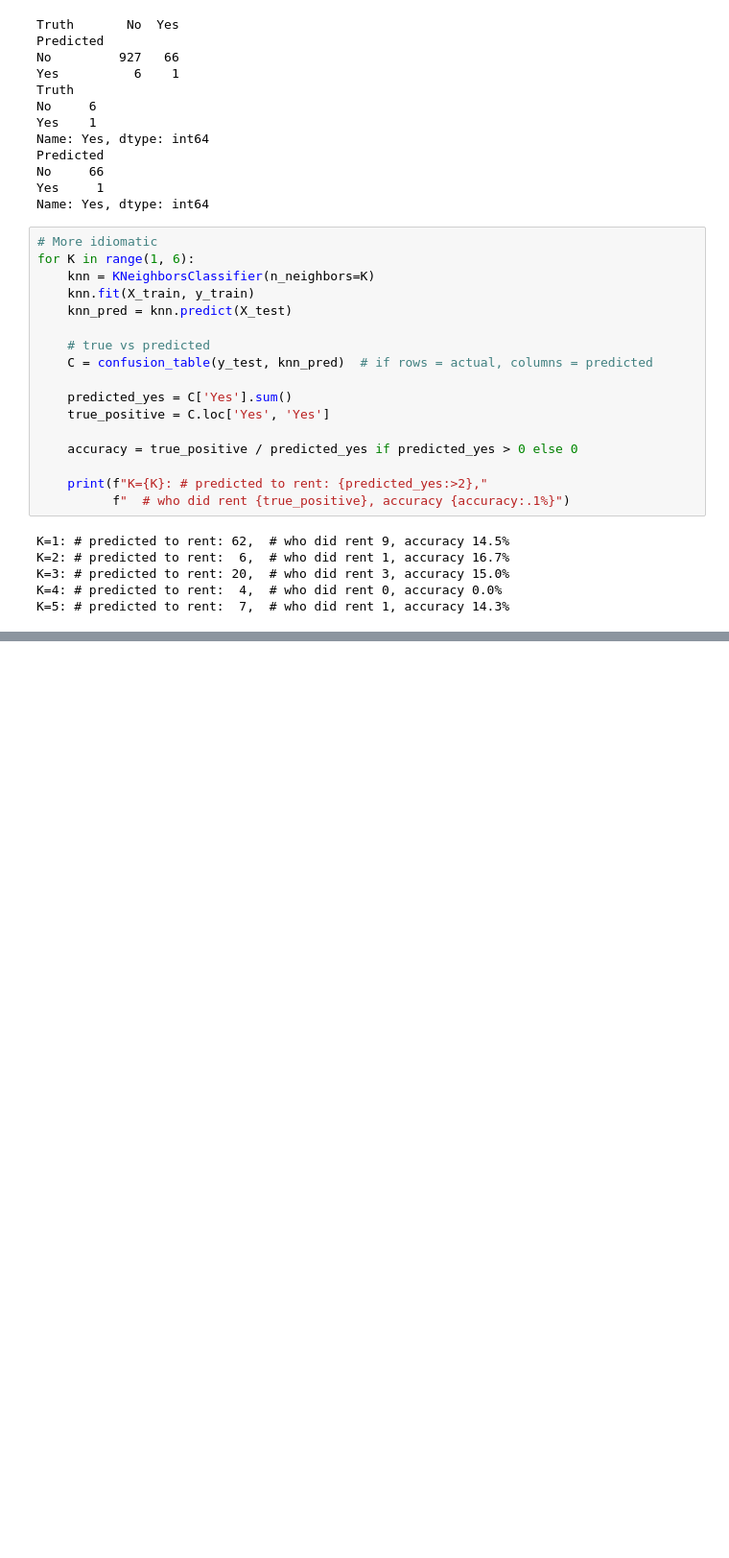
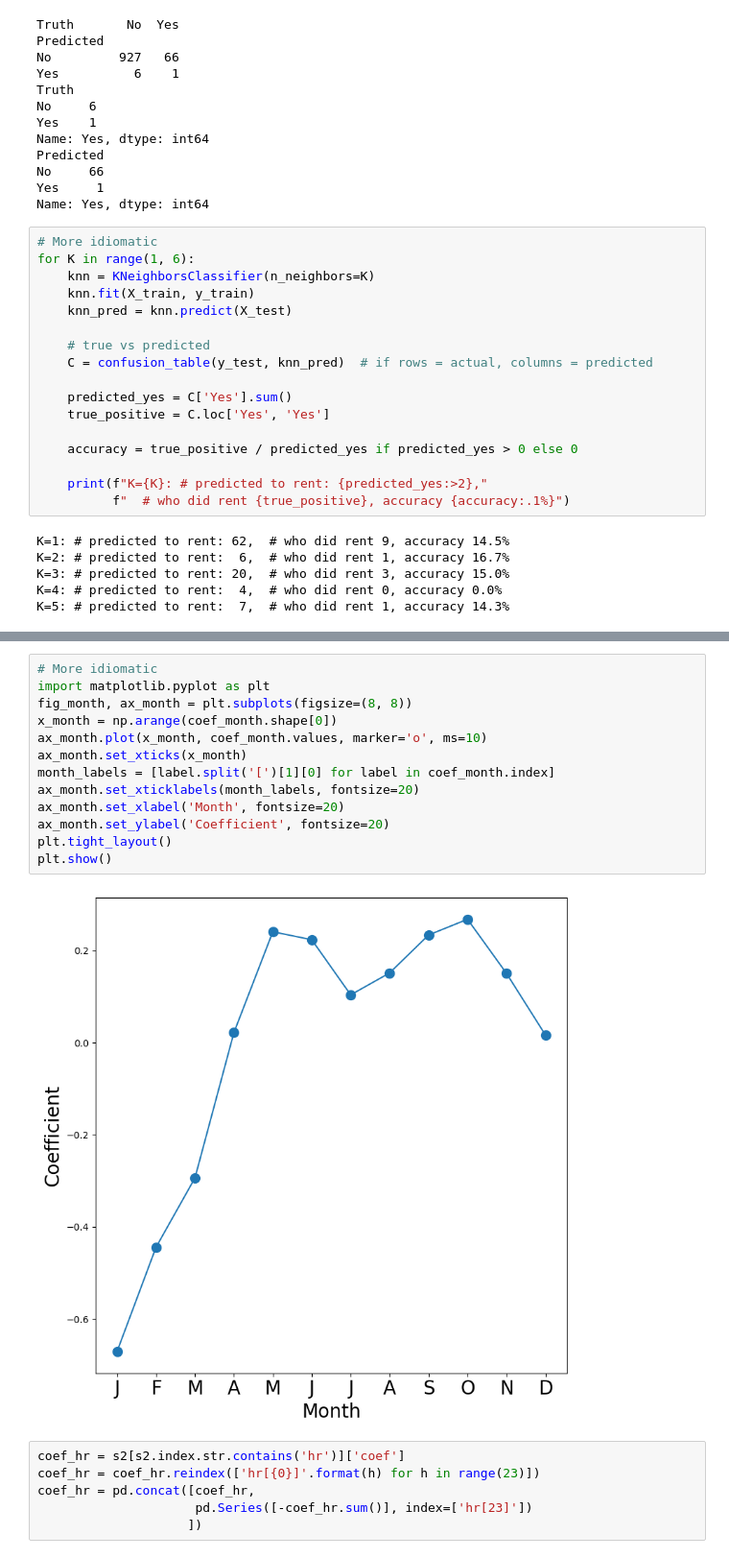
Before and after one commit to sachin80/ISLP_labs, a Jupyter notebook: Ch04-work.ipynb, the cells around one changed output, grey strips where cells are left out. Shown: that part at 96% size. Drawn from its saved outputs; the diff is of its cells as text; blank space fills up the shorter version.

```diff
--- a/Ch04-work.ipynb
+++ b/Ch04-work.ipynb
@@ -605,0 +836,21 @@ K=5: # predicted to rent:  7,  # who did rent 1, accuracy 14.3%
+# %%
+# More idiomatic
+import matplotlib.pyplot as plt
+fig_month, ax_month = plt.subplots(figsize=(8, 8))
+x_month = np.arange(coef_month.shape[0])
+ax_month.plot(x_month, coef_month.values, marker='o', ms=10)
+ax_month.set_xticks(x_month)
+month_labels = [label.split('[')[1][0] for label in coef_month.index]
+ax_month.set_xticklabels(month_labels, fontsize=20)
+ax_month.set_xlabel('Month', fontsize=20)
+ax_month.set_ylabel('Coefficient', fontsize=20)
+plt.tight_layout()
+plt.show()
+# %% [output]
+[figure, added]
+# %%
+coef_hr = s2[s2.index.str.contains('hr')]['coef']
+coef_hr = coef_hr.reindex(['hr[{0}]'.format(h) for h in range(23)])
+coef_hr = pd.concat([coef_hr,
+                     pd.Series([-coef_hr.sum()], index=['hr[23]'])
+                    ])
```
Also changed, not shown: parts of 25 cells of this notebook.
